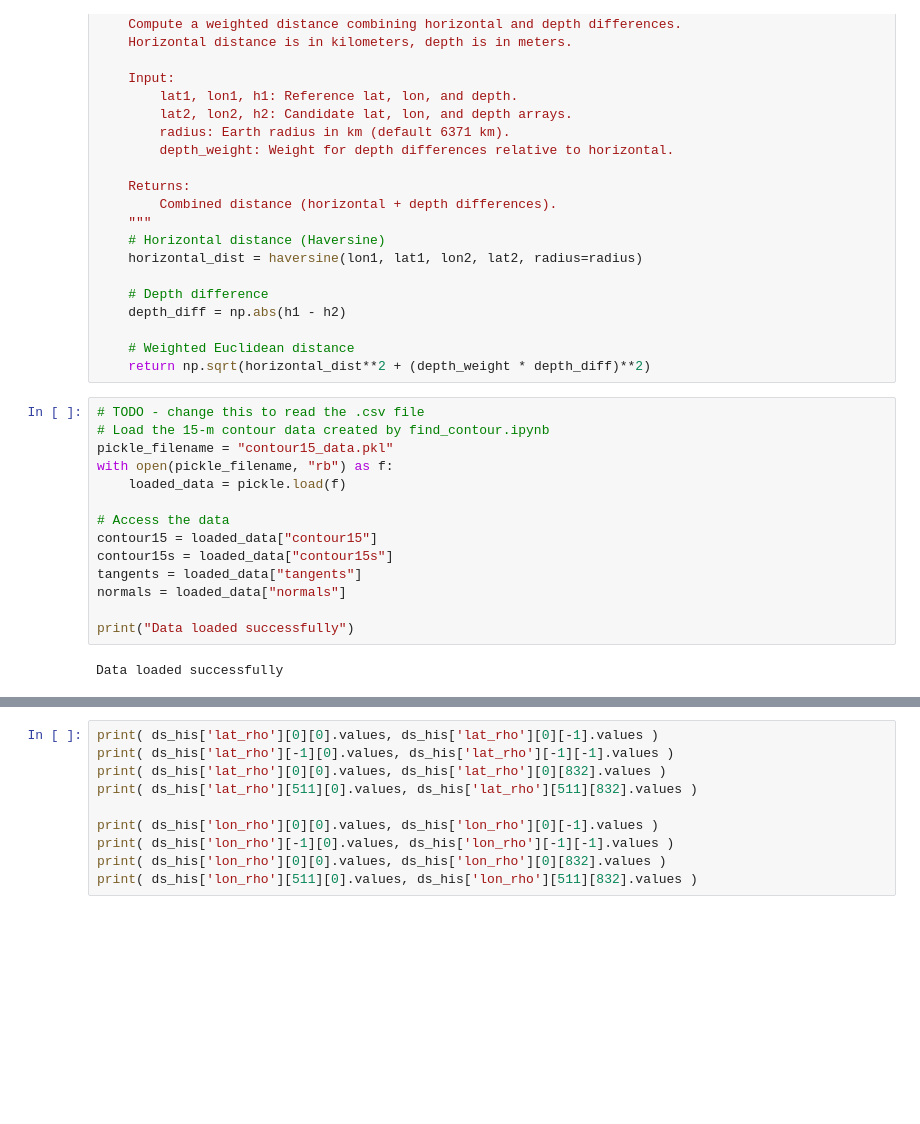
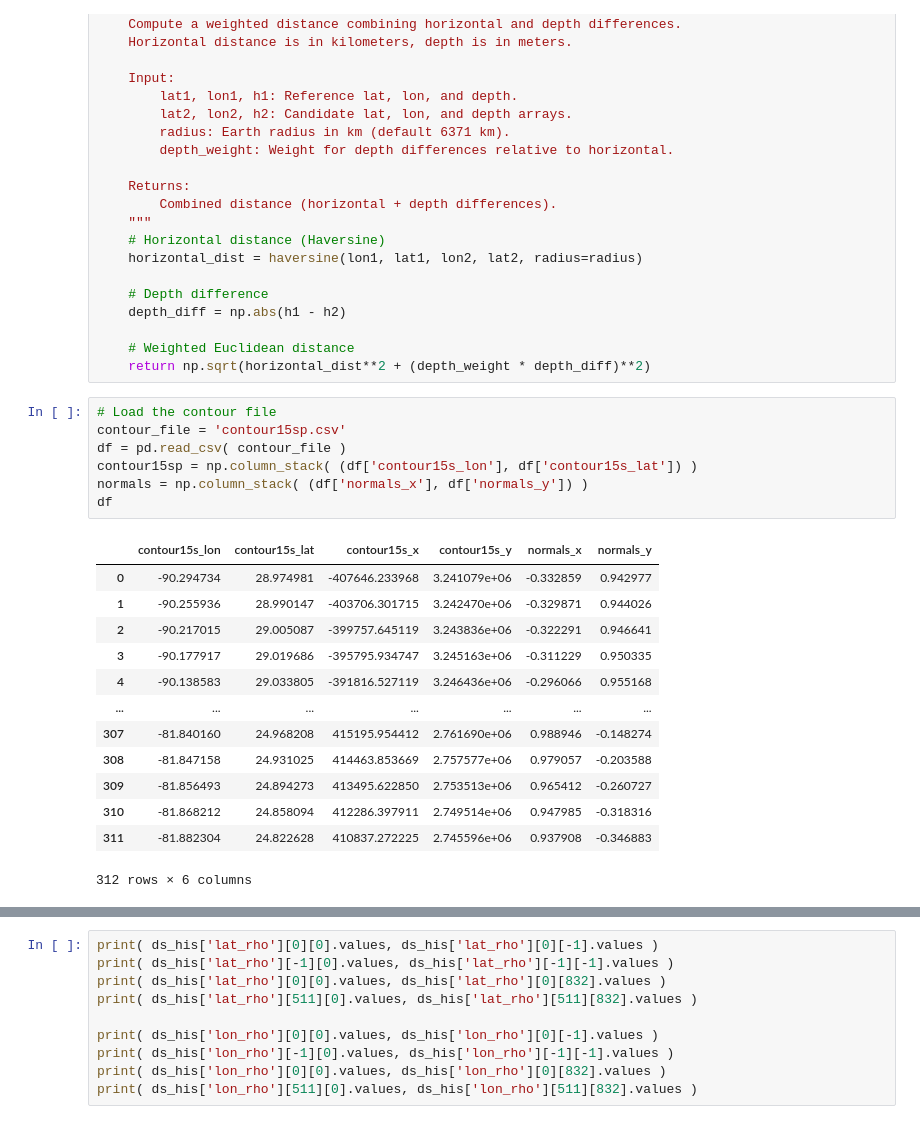
Before and after one commit to csherwood-usgs/NOPP_comparison, a Jupyter notebook: extract_efth_on_contour.ipynb, the cells around one changed output, grey strips where cells are left out. Drawn from its saved outputs; the diff is of its cells as text; blank space fills up the shorter version.

```diff
--- a/extract_efth_on_contour.ipynb
+++ b/extract_efth_on_contour.ipynb
@@ -69,21 +69,26 @@ def combined_distance(lat1, lon1, h1, lat2, lon2, h2, radius=6371.0, depth_weigh
     # Weighted Euclidean distance
     return np.sqrt(horizontal_dist**2 + (depth_weight * depth_diff)**2)
 # %%
-# TODO - change this to read the .csv file
-# Load the 15-m contour data created by find_contour.ipynb
-pickle_filename = "contour15_data.pkl"
-with open(pickle_filename, "rb") as f:
-    loaded_data = pickle.load(f)
-
-# Access the data
-contour15 = loaded_data["contour15"]
-contour15s = loaded_data["contour15s"]
-tangents = loaded_data["tangents"]
-normals = loaded_data["normals"]
-
-print("Data loaded successfully")
+# Load the contour file
+contour_file = 'contour15sp.csv'
+df = pd.read_csv( contour_file )
+contour15sp = np.column_stack( (df['contour15s_lon'], df['contour15s_lat']) )
+normals = np.column_stack( (df['normals_x'], df['normals_y']) )
+df
 # %% [output]
+|  | contour15s_lon | contour15s_lat | contour15s_x | contour15s_y | normals_x | normals_y |
+| 0 | -90.294734 | 28.974981 | -407646.233968 | 3.241079e+06 | -0.332859 | 0.942977 |
+| 1 | -90.255936 | 28.990147 | -403706.301715 | 3.242470e+06 | -0.329871 | 0.944026 |
+| 2 | -90.217015 | 29.005087 | -399757.645119 | 3.243836e+06 | -0.322291 | 0.946641 |
+| 3 | -90.177917 | 29.019686 | -395795.934747 | 3.245163e+06 | -0.311229 | 0.950335 |
+| 4 | -90.138583 | 29.033805 | -391816.527119 | 3.246436e+06 | -0.296066 | 0.955168 |
+| ... | ... | ... | ... | ... | ... | ... |
+| 307 | -81.840160 | 24.968208 | 415195.954412 | 2.761690e+06 | 0.988946 | -0.148274 |
+| 308 | -81.847158 | 24.931025 | 414463.853669 | 2.757577e+06 | 0.979057 | -0.203588 |
+| 309 | -81.856493 | 24.894273 | 413495.622850 | 2.753513e+06 | 0.965412 | -0.260727 |
+| 310 | -81.868212 | 24.858094 | 412286.397911 | 2.749514e+06 | 0.947985 | -0.318316 |
+| 311 | -81.882304 | 24.822628 | 410837.272225 | 2.745596e+06 | 0.937908 | -0.346883 |
-Data loaded successfully
+312 rows × 6 columns
 # %%
 # Read the wave model history file...this has higher density fields for depth and bulk model results
 his_url = 'https://geoport.whoi.edu/thredds/dodsC/vortexfs1/usgs/Projects/Helene2024/rehindcast2/Output/coawst_gomsab_his.nc'
```
Also changed, not shown: parts of 8 cells of this notebook.
